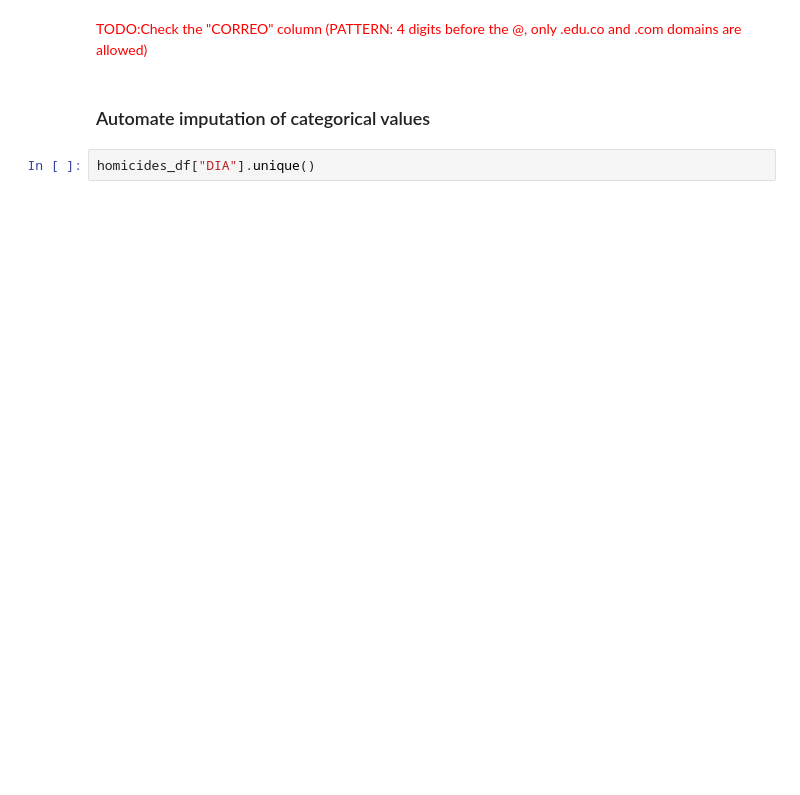
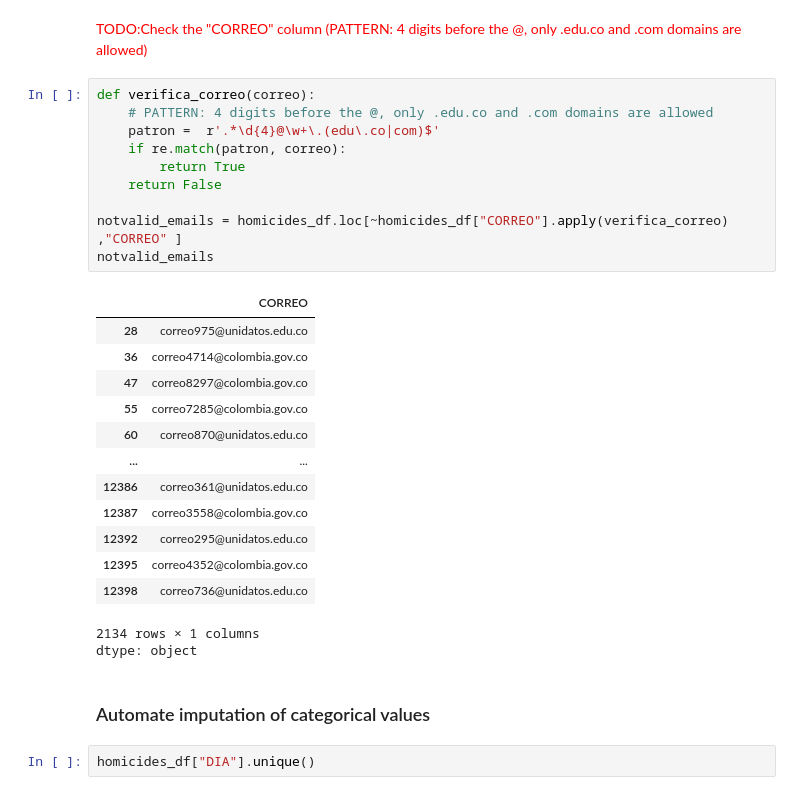
Before and after one commit to amrios80/data-quality-tutorial, a Jupyter notebook: data-quality-tutorial.ipynb, the cells around one changed output. Cells and saved outputs as stored; diff of their text form; blank space fills up the shorter version.

```diff
--- a/data-quality-tutorial.ipynb
+++ b/data-quality-tutorial.ipynb
@@ -286,5 +280,30 @@ See the caveats in the documentation: https://pandas.pydata.org/pandas-docs/stab
 # %% [markdown]
 <span style="color:red">TODO:Check the "CORREO" column (PATTERN: 4 digits before the @, only .edu.co and .com domains are allowed)</span>
+# %%
+def verifica_correo(correo):
+    # PATTERN: 4 digits before the @, only .edu.co and .com domains are allowed
+    patron =  r'.*\d{4}@\w+\.(edu\.co|com)$'
+    if re.match(patron, correo):
+        return True
+    return False
+
+notvalid_emails = homicides_df.loc[~homicides_df["CORREO"].apply(verifica_correo) ,"CORREO" ]
+notvalid_emails
+# %% [output]
+|  | CORREO |
+| 28 | correo975@unidatos.edu.co |
+| 36 | correo4714@colombia.gov.co |
+| 47 | correo8297@colombia.gov.co |
+| 55 | correo7285@colombia.gov.co |
+| 60 | correo870@unidatos.edu.co |
+| ... | ... |
+| 12386 | correo361@unidatos.edu.co |
+| 12387 | correo3558@colombia.gov.co |
+| 12392 | correo295@unidatos.edu.co |
+| 12395 | correo4352@colombia.gov.co |
+| 12398 | correo736@unidatos.edu.co |
+2134 rows × 1 columns
+dtype: object
 # %% [markdown]
 ### Automate imputation of categorical values
 # %%
```
Also changed, not shown: parts of 7 cells of this notebook.
